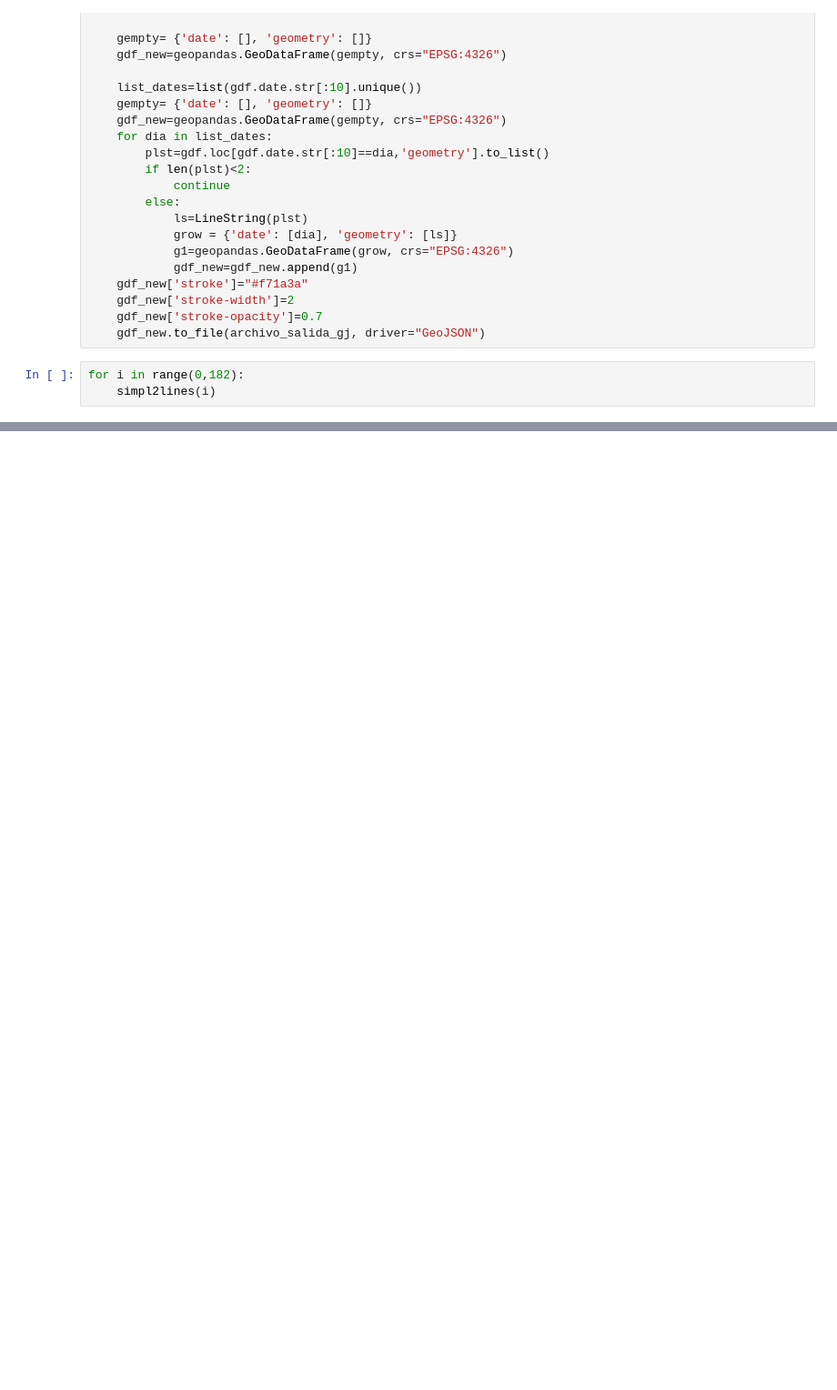
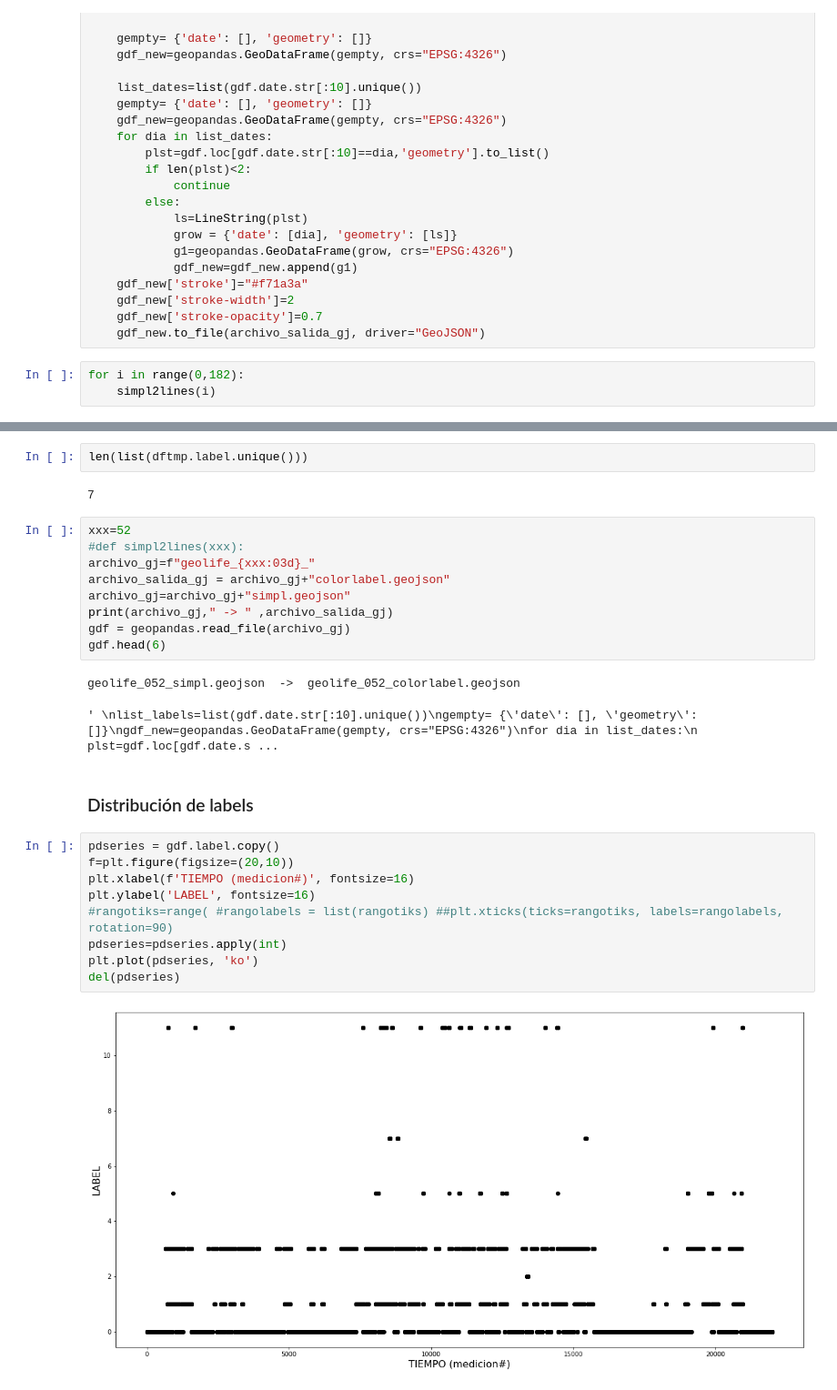
Before and after one commit to FacundoRo/GeoLife, a Jupyter notebook: GeolifePrj_01_df2geojson.ipynb, the cells around one changed output, grey strips where cells are left out. Shown at 91% size. Cells and saved outputs as stored; diff of their text form; blank space fills up the shorter version.

```diff
--- a/GeolifePrj_01_df2geojson.ipynb
+++ b/GeolifePrj_01_df2geojson.ipynb
@@ -270,2 +394,31 @@ df['marker-color']="small"
+# %%
+len(list(dftmp.label.unique()))
+# %% [output]
+7
+# %%
+xxx=52
+#def simpl2lines(xxx):
+archivo_gj=f"geolife_{xxx:03d}_"
+archivo_salida_gj = archivo_gj+"colorlabel.geojson"
+archivo_gj=archivo_gj+"simpl.geojson"
+print(archivo_gj," -> " ,archivo_salida_gj)
+gdf = geopandas.read_file(archivo_gj)
+gdf.head(6)
+# %% [output]
+geolife_052_simpl.geojson  ->  geolife_052_colorlabel.geojson
+' \nlist_labels=list(gdf.date.str[:10].unique())\ngempty= {\'date\': [], \'geometry\': []}\ngdf_new=geopandas.GeoDataFrame(gempty, crs="EPSG:4326")\nfor dia in list_dates:\n    plst=gdf.loc[gdf.date.s ...
+# %% [markdown]
+### Distribución de labels
+# %%
+pdseries = gdf.label.copy()
+f=plt.figure(figsize=(20,10))
+plt.xlabel(f'TIEMPO (medicion#)', fontsize=16)
+plt.ylabel('LABEL', fontsize=16)
+#rangotiks=range( #rangolabels = list(rangotiks) ##plt.xticks(ticks=rangotiks, labels=rangolabels,  rotation=90)
+pdseries=pdseries.apply(int)
+plt.plot(pdseries, 'ko')
+del(pdseries)
+# %% [output]
+[figure, added]
 # %%
 
```
Also changed, not shown: parts of 21 cells of this notebook, 3 other files.
